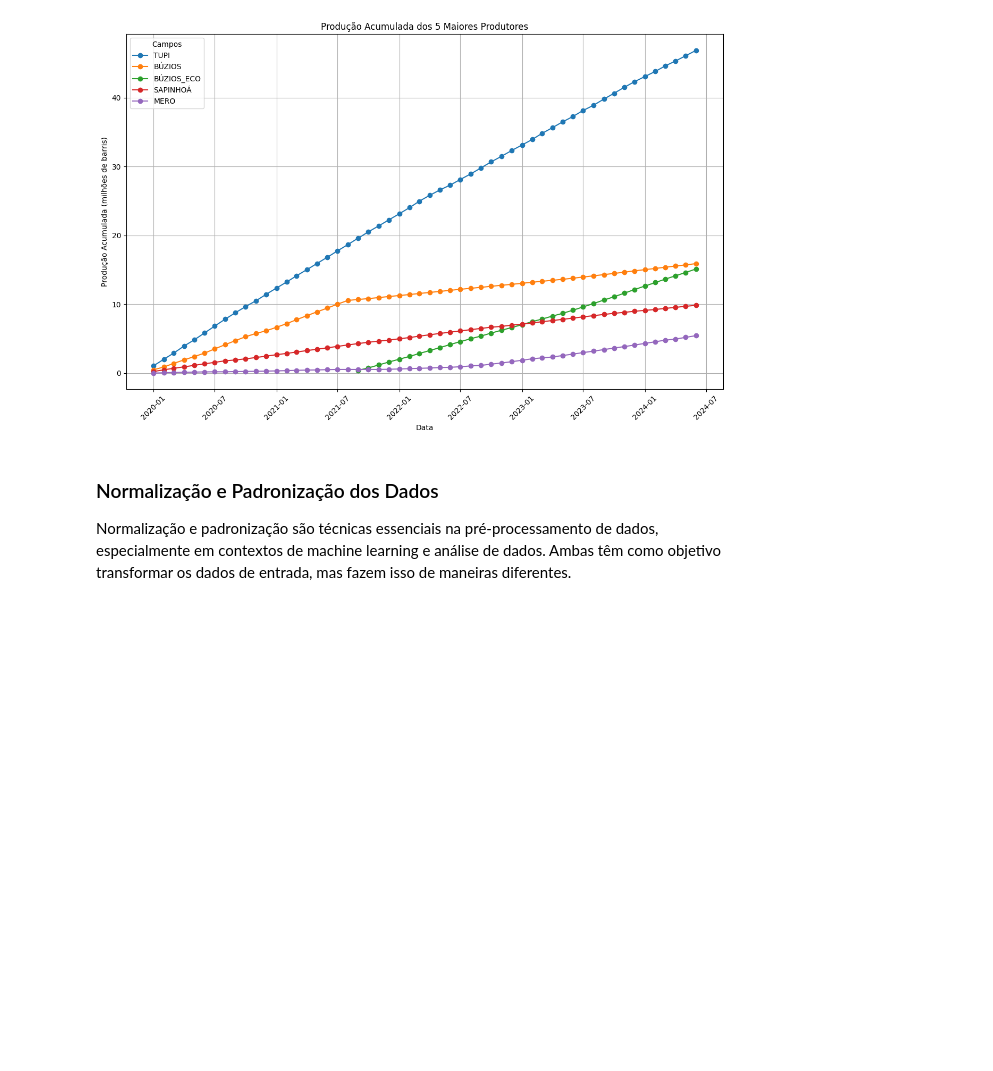
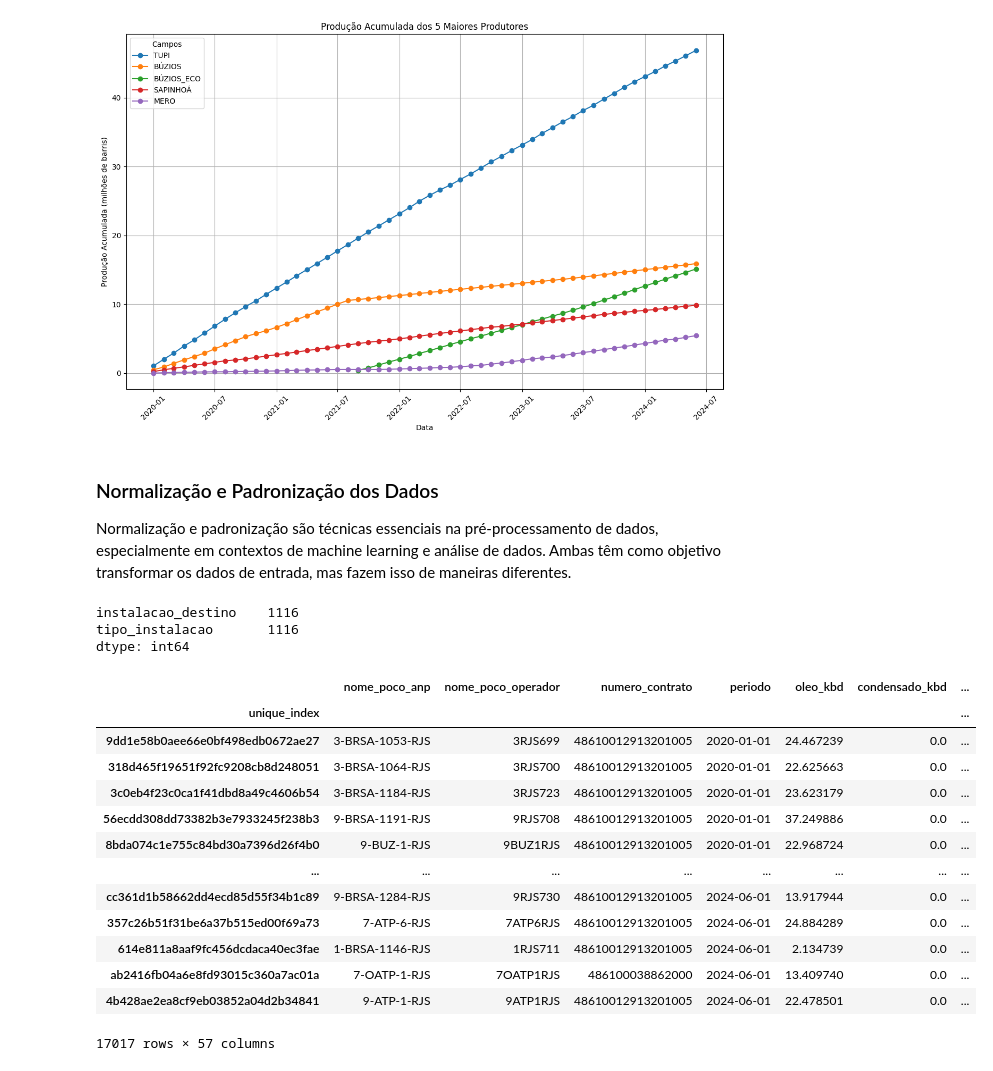
Before and after one commit to brainopensource/datascience-mvp, a Jupyter notebook: MVP_Análise_de_Dados_e_Boas_Práticas.ipynb, the cells around one changed output. Saved outputs shown, nothing was run; the diff lists cells and outputs as text; code cells hidden in the pictures; blank space fills up the shorter version.

```diff
--- a/MVP_Análise_de_Dados_e_Boas_Práticas.ipynb
+++ b/MVP_Análise_de_Dados_e_Boas_Práticas.ipynb
@@ -766,13 +762,33 @@ plt.show()
 Normalização e padronização são técnicas essenciais na pré-processamento de dados, especialmente em contextos de machine learning e análise de dados. Ambas têm como objetivo transformar os dados de entrada, mas fazem isso de maneiras diferentes.
 # %%
 # Verificar valores faltantes
-missing_values = df_producao.isnull().sum()
+missing_values = df_production.isnull().sum()
 print(missing_values[missing_values > 0])
 
 # Exemplo de remoção de linhas com valores faltantes
-df_producao.dropna(inplace=True)
+df_production.dropna(inplace=True)
+# %% [output]
+instalacao_destino    1116
+tipo_instalacao       1116
+dtype: int64
 # %%
 # One-Hot Encoding para colunas categóricas
 colunas_categoricas = ["estado", "bacia", "operador", "campo", "tipo_instalacao"]
-df_producao = pd.get_dummies(df_producao, columns=colunas_categoricas, drop_first=True)
+df_production = pd.get_dummies(df_production, columns=colunas_categoricas, drop_first=True)
+display(df_production)
+# %% [output]
+|  | nome_poco_anp | nome_poco_operador | numero_contrato | periodo | oleo_kbd | condensado_kbd | ... |
+| unique_index |  |  |  |  |  |  | ... |
+| 9dd1e58b0aee66e0bf498edb0672ae27 | 3-BRSA-1053-RJS | 3RJS699 | 48610012913201005 | 2020-01-01 | 24.467239 | 0.0 | ... |
+| 318d465f19651f92fc9208cb8d248051 | 3-BRSA-1064-RJS | 3RJS700 | 48610012913201005 | 2020-01-01 | 22.625663 | 0.0 | ... |
+| 3c0eb4f23c0ca1f41dbd8a49c4606b54 | 3-BRSA-1184-RJS | 3RJS723 | 48610012913201005 | 2020-01-01 | 23.623179 | 0.0 | ... |
+| 56ecdd308dd73382b3e7933245f238b3 | 9-BRSA-1191-RJS | 9RJS708 | 48610012913201005 | 2020-01-01 | 37.249886 | 0.0 | ... |
+| 8bda074c1e755c84bd30a7396d26f4b0 | 9-BUZ-1-RJS | 9BUZ1RJS | 48610012913201005 | 2020-01-01 | 22.968724 | 0.0 | ... |
+| ... | ... | ... | ... | ... | ... | ... | ... |
+| cc361d1b58662dd4ecd85d55f34b1c89 | 9-BRSA-1284-RJS | 9RJS730 | 48610012913201005 | 2024-06-01 | 13.917944 | 0.0 | ... |
+| 357c26b51f31be6a37b515ed00f69a73 | 7-ATP-6-RJS | 7ATP6RJS | 48610012913201005 | 2024-06-01 | 24.884289 | 0.0 | ... |
+| 614e811a8aaf9fc456dcdaca40ec3fae | 1-BRSA-1146-RJS | 1RJS711 | 48610012913201005 | 2024-06-01 | 2.134739 | 0.0 | ... |
+| ab2416fb04a6e8fd93015c360a7ac01a | 7-OATP-1-RJS | 7OATP1RJS | 486100038862000 | 2024-06-01 | 13.409740 | 0.0 | ... |
+| 4b428ae2ea8cf9eb03852a04d2b34841 | 9-ATP-1-RJS | 9ATP1RJS | 48610012913201005 | 2024-06-01 | 22.478501 | 0.0 | ... |
+17017 rows × 57 columns
 # %%
```
Also changed, not shown: parts of 8 cells of this notebook.
